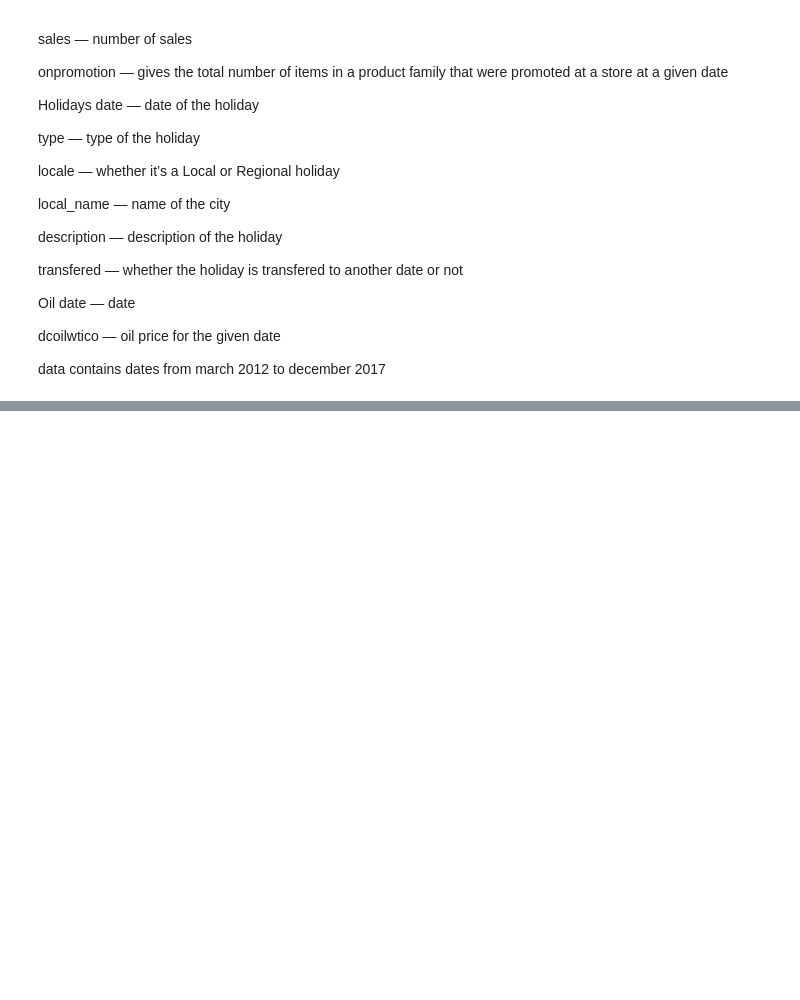
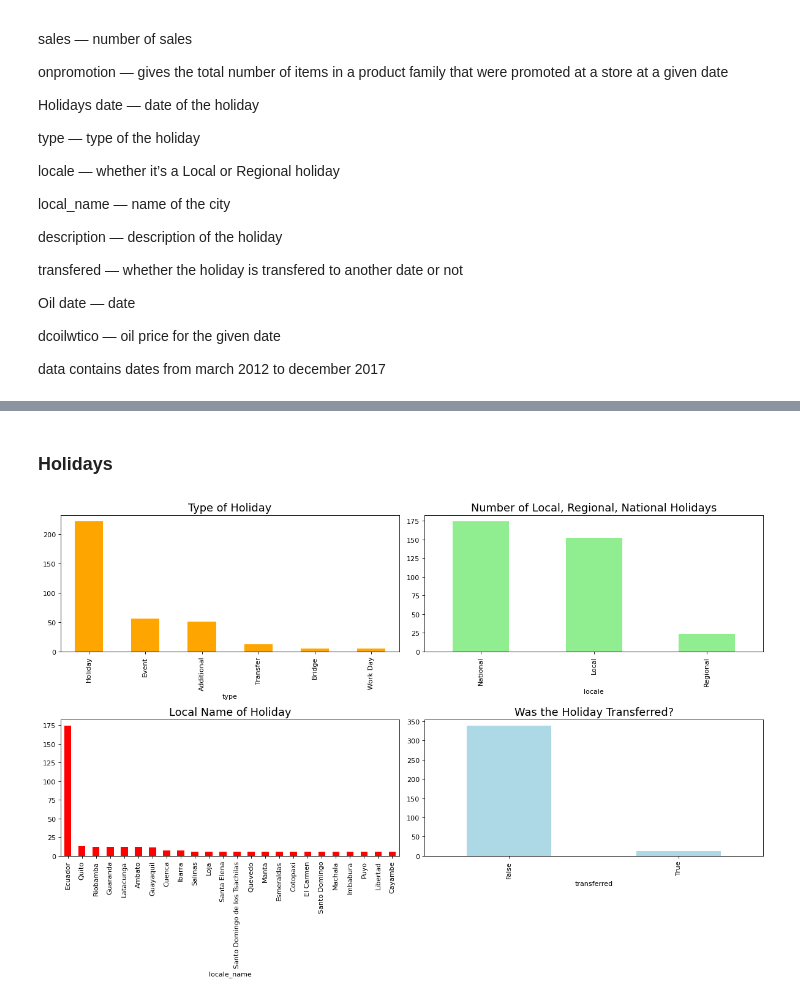
Before and after one commit to rahilmuhammedck/data-analytics-case-study, a Jupyter notebook: Sales Prediction (EDA)/Sales prediction (for Time Series).ipynb, the cells around one changed output, grey strips where cells are left out. Saved outputs shown, nothing was run; the diff lists cells and outputs as text; code cells hidden in the pictures; blank space fills up the shorter version.

```diff
--- a/Sales Prediction (EDA)/Sales prediction (for Time Series).ipynb
+++ b/Sales Prediction (EDA)/Sales prediction (for Time Series).ipynb
@@ -84,0 +161,25 @@ NameError: name 'train_data' is not defined
+# %% [markdown]
+### Holidays
+# %%
+plt.figure(figsize=(15, 10), dpi=80)
+
+plt.subplot(2, 2, 1)
+holidays['type'].value_counts().plot.bar(color='orange')
+plt.title('Type of Holiday',fontsize=16)
+
+plt.subplot(2, 2, 2)
+holidays['locale'].value_counts().plot.bar(color='lightgreen')
+plt.title('Number of Local, Regional, National Holidays',fontsize=16)
+
+plt.subplot(2, 2, 3)
+holidays['locale_name'].value_counts().plot.bar(color='red')
+plt.title('Local Name of Holiday',fontsize=16)
+
+plt.subplot(2, 2, 4)
+holidays['transferred'].value_counts().plot.bar(color='lightblue')
+plt.title('Was the Holiday Transferred?',fontsize=16)
+
+plt.tight_layout()
+plt.show()
+# %% [output]
+[figure, added]
```
Also changed, not shown: parts of 20 cells of this notebook.
